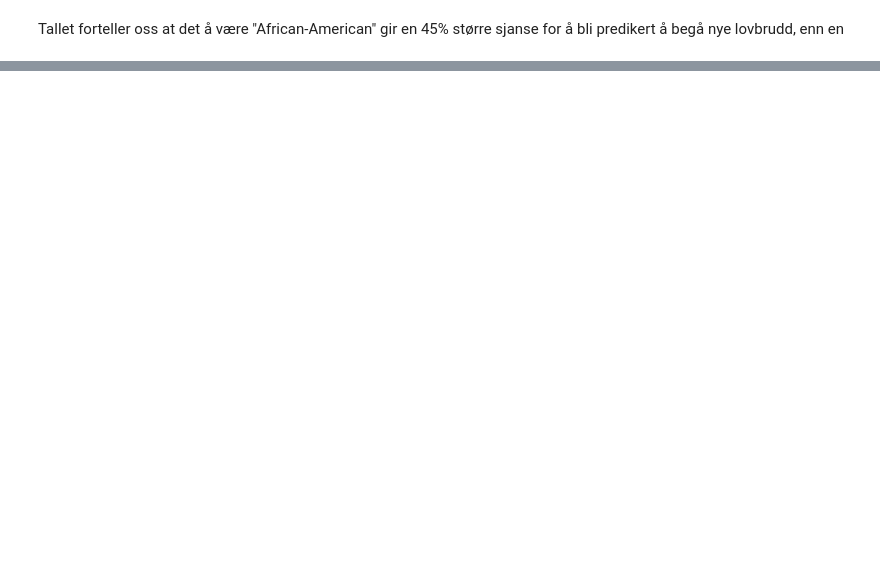
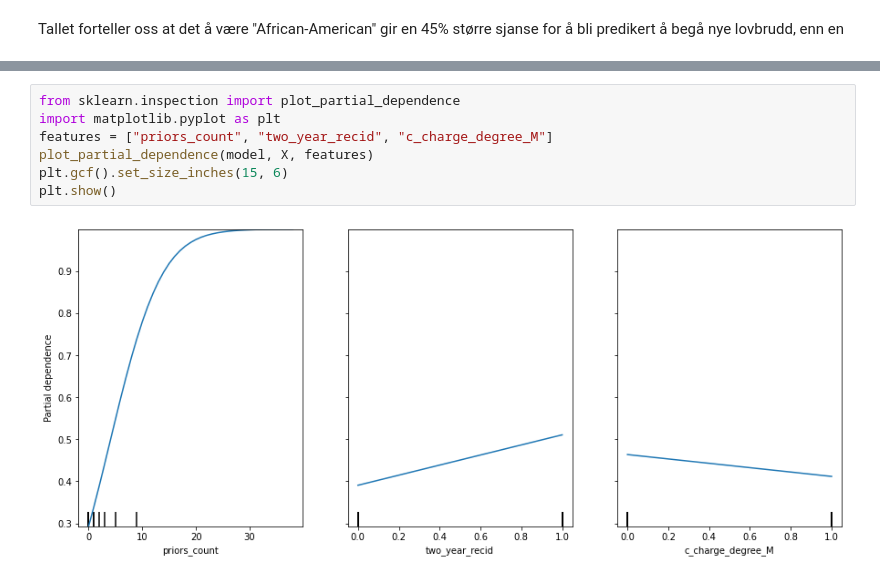
Before and after one commit to irisbore/hon2200-gr2, a Jupyter notebook: report/report.ipynb, the cells around one changed output, grey strips where cells are left out. Saved outputs shown, nothing was run; the diff lists cells and outputs as text; blank space fills up the shorter version.

Commit message:
not finished dependance plot

```diff
--- a/report/report.ipynb
+++ b/report/report.ipynb
@@ -234,0 +243,9 @@ Tallet forteller oss at det å være "African-American" gir en 45% større sjans
+# %%
+from sklearn.inspection import plot_partial_dependence
+import matplotlib.pyplot as plt
+features = ["priors_count", "two_year_recid", "c_charge_degree_M"]
+plot_partial_dependence(model, X, features)
+plt.gcf().set_size_inches(15, 6)
+plt.show()
+# %% [output]
+[figure, added]
```
Also changed, not shown: parts of 2 cells of this notebook.
